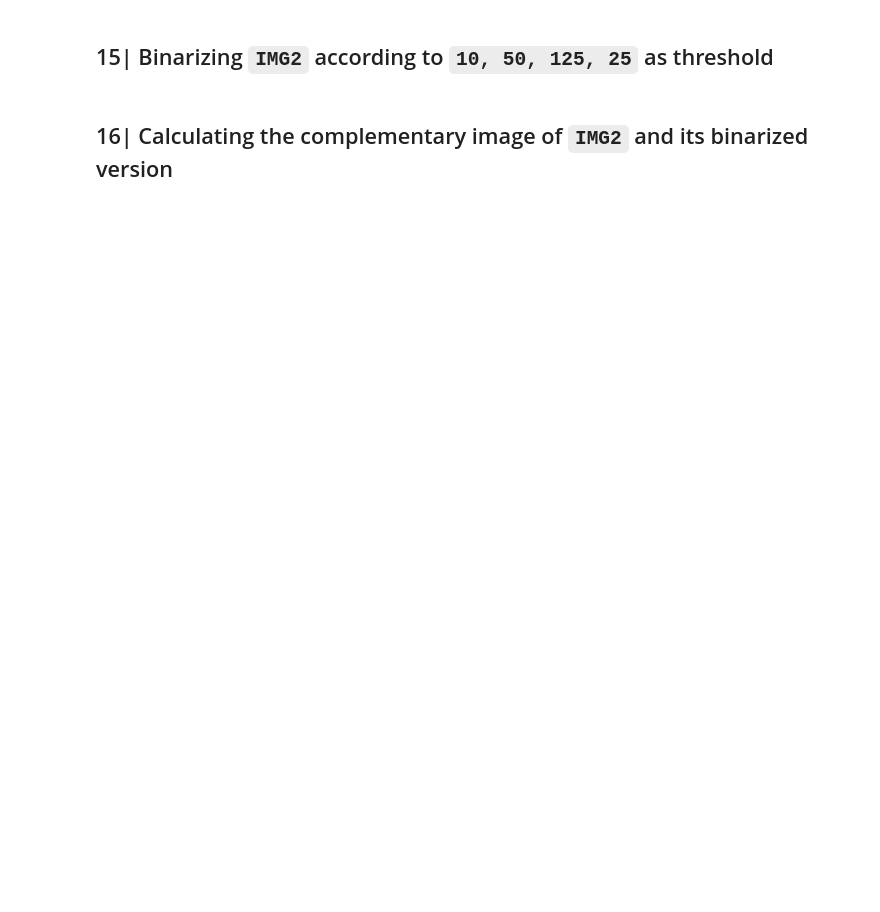
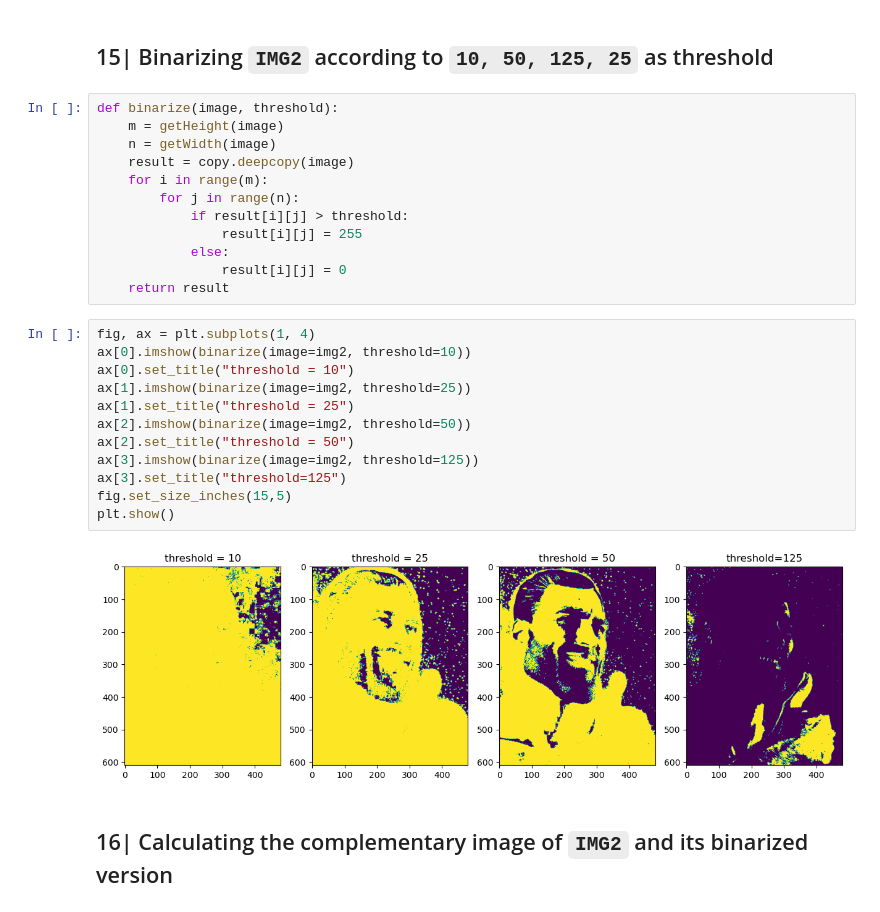
Before and after one commit to MoncefDj/AI-DS-Masters, a Jupyter notebook: 1st semester/Digital Image/Digital Image.ipynb, the cells around one changed output. Drawn from its saved outputs; the diff is of its cells as text; blank space fills up the shorter version.

```diff
--- a/1st semester/Digital Image/Digital Image.ipynb
+++ b/1st semester/Digital Image/Digital Image.ipynb
@@ -299,4 +310,30 @@ plt.show()
 # %% [markdown]
 ## 15| Binarizing `IMG2` according to `10, 50, 125, 25` as threshold
+# %%
+def binarize(image, threshold):
+    m = getHeight(image)
+    n = getWidth(image)
+    result = copy.deepcopy(image)
+    for i in range(m):
+        for j in range(n):
+            if result[i][j] > threshold:
+                result[i][j] = 255
+            else:
+                result[i][j] = 0
+    return result
+# %%
+fig, ax = plt.subplots(1, 4)
+ax[0].imshow(binarize(image=img2, threshold=10))
+ax[0].set_title("threshold = 10")
+ax[1].imshow(binarize(image=img2, threshold=25))
+ax[1].set_title("threshold = 25")
+ax[2].imshow(binarize(image=img2, threshold=50))
+ax[2].set_title("threshold = 50")
+ax[3].imshow(binarize(image=img2, threshold=125))
+ax[3].set_title("threshold=125")
+fig.set_size_inches(15,5)
+plt.show()
+# %% [output]
+[figure, added]
 # %% [markdown]
 ## 16| Calculating the complementary image of `IMG2` and its binarized version
```
Also changed, not shown: parts of 13 cells of this notebook, 1 other file.
